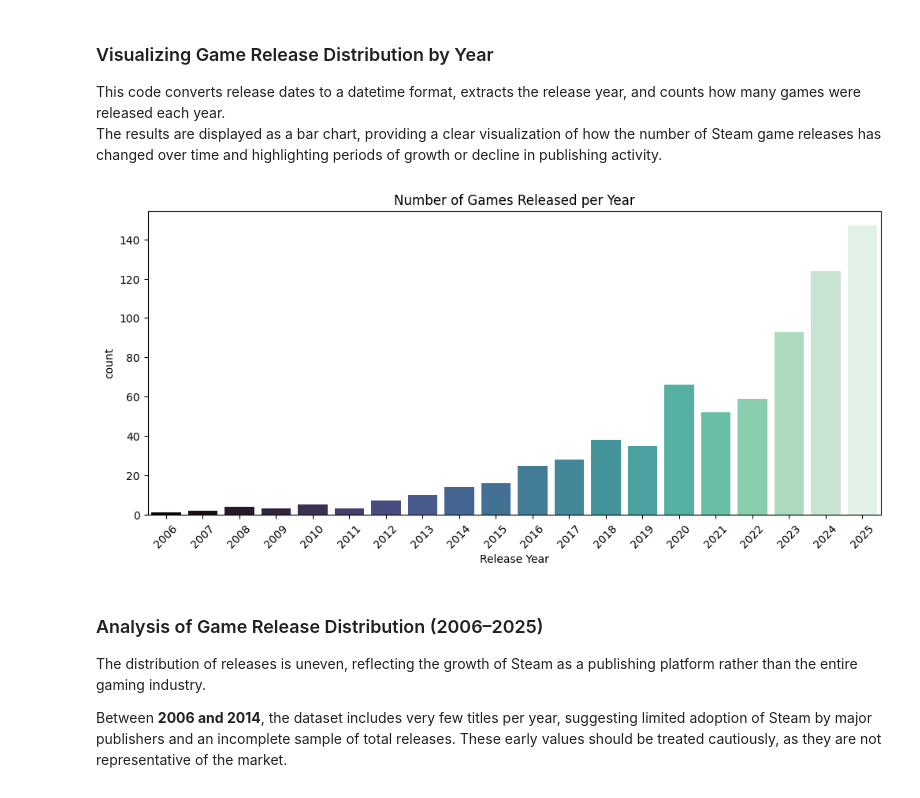
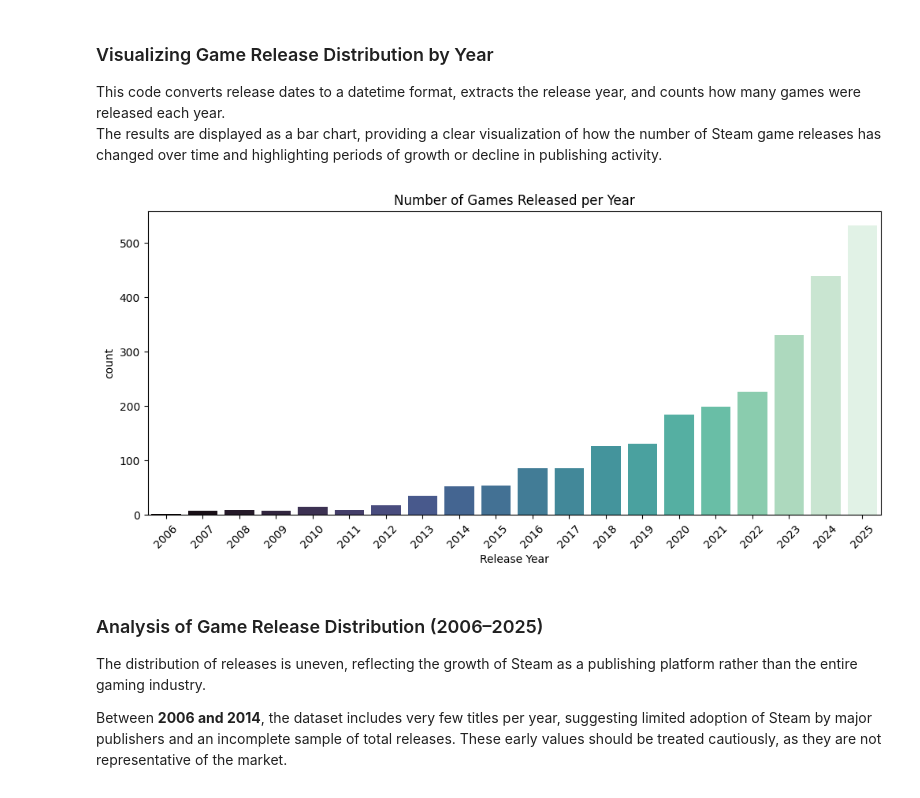
Before and after one commit to jbenigeri/Video-Game-Price-Analysis, a Jupyter notebook: src/explore_steam_data.ipynb, the cells around one changed output. Cells and saved outputs as stored; diff of their text form; code cells hidden in the pictures.

```diff
--- a/src/explore_steam_data.ipynb
+++ b/src/explore_steam_data.ipynb
@@ -259,29 +259,29 @@ Passing `palette` without assigning `hue` is deprecated and will be removed in v
 This code converts release dates to a datetime format, extracts the release year, and counts how many games were released each year.
 The results are displayed as a bar chart, providing a clear visualization of how the number of Steam game releases has changed over time and highlighting periods of growth or decline in publishing activity.
 # %%
-df['Release Year'] = df['Release Date'].dt.year
+steam_df['Release Year'] = steam_df['Release Date Converted'].dt.year
 
 # For plotting, use only rows with a year and cast to plain int
-plot_df = df[df['Release Year'].notna()].copy()
+plot_df = steam_df[steam_df['Release Year'].notna()].copy()
 plot_df['ReleaseYearInt'] = plot_df['Release Year'].astype(int)
 
 order = sorted(plot_df['ReleaseYearInt'].unique())
 
 plt.figure(figsize=(12,5))
 sns.countplot(
     x='ReleaseYearInt',
     hue='ReleaseYearInt',          # to use the palette w/o deprecation warning
     data=plot_df,
     palette='mako',
     order=order,
     legend=False
 )
 plt.title('Number of Games Released per Year')
 plt.xlabel('Release Year')
 plt.xticks(rotation=45)
 plt.show()
 # %% [output]
-[figure, old version]
+[figure, new version]
 # %% [markdown]
 ### Analysis of Game Release Distribution (2006–2025)
 
```
Also changed, not shown: parts of 15 cells of this notebook.
